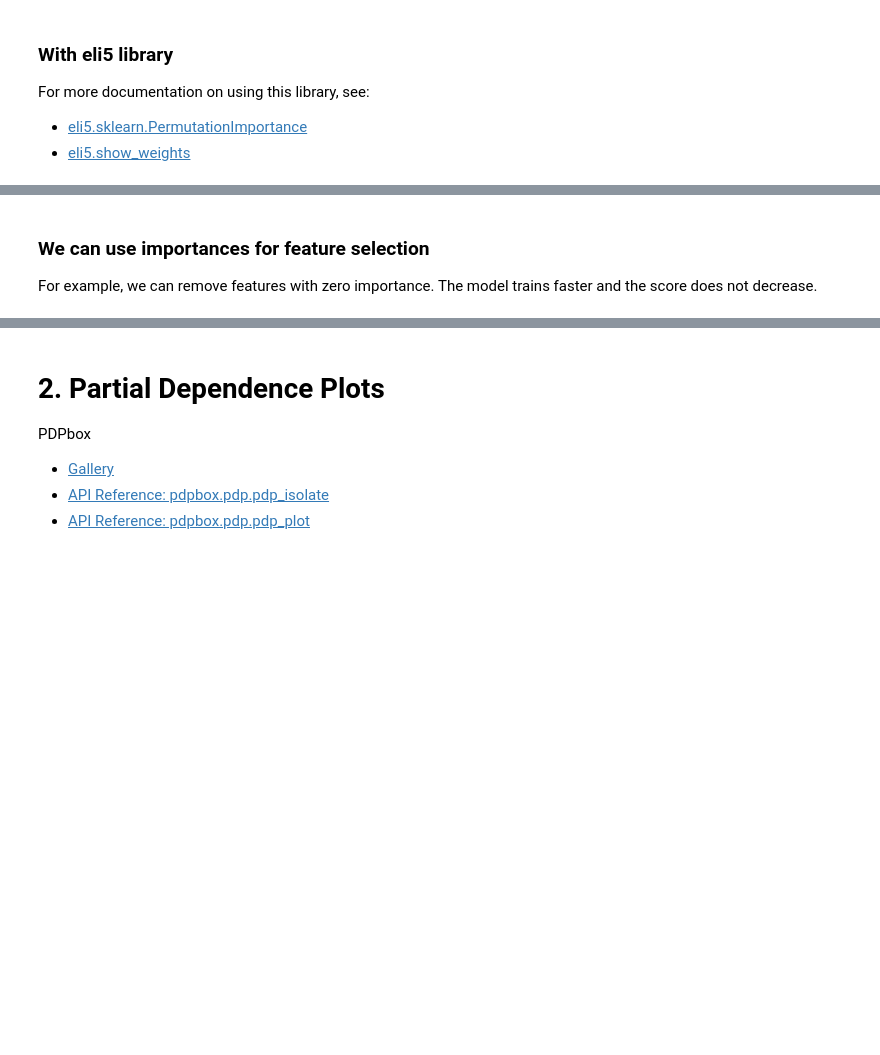
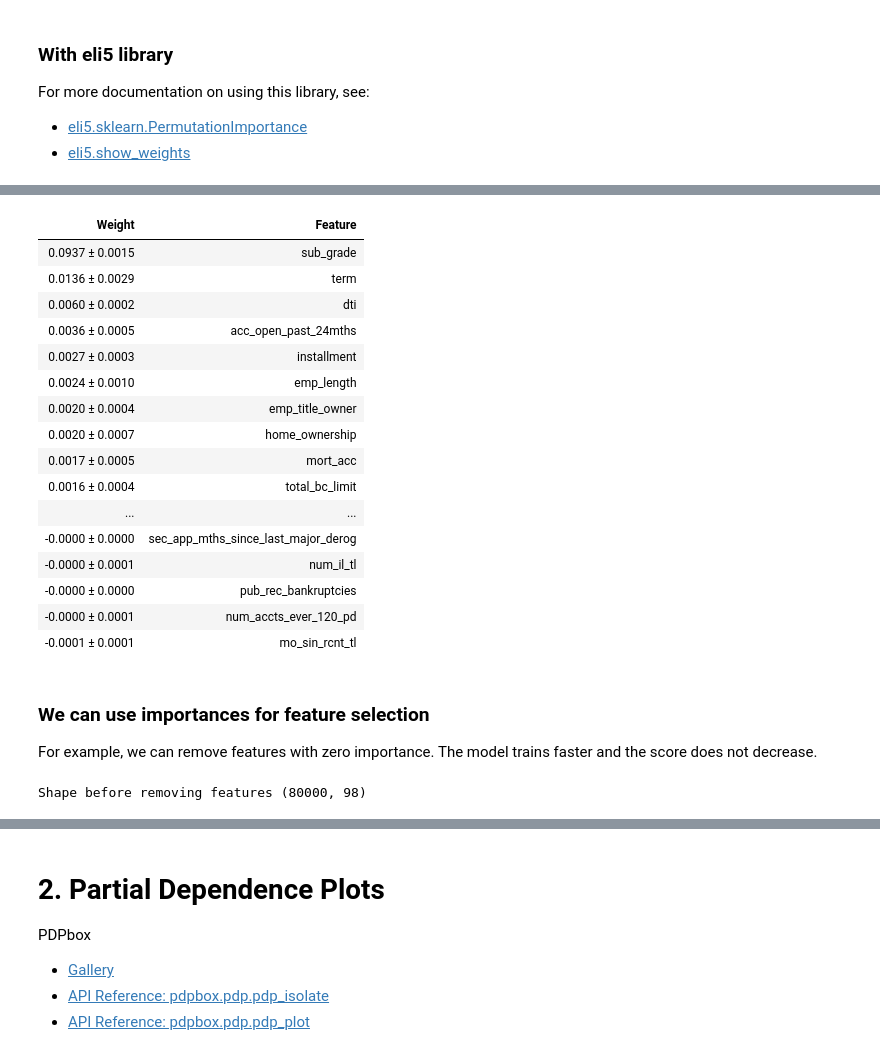
Before and after one commit to LambdaSchool/DS-Unit-2-Sprint-4-Practicing-Understanding, a Jupyter notebook: module3-model-interpretation/LS_DS_243_Model_Interpretation.ipynb, the cells around one changed output, grey strips where cells are left out. Cells and saved outputs as stored; diff of their text form; code cells hidden in the pictures; blank space fills up the shorter version.

```diff
--- a/module3-model-interpretation/LS_DS_243_Model_Interpretation.ipynb
+++ b/module3-model-interpretation/LS_DS_243_Model_Interpretation.ipynb
@@ -345,0 +375,8 @@ For more documentation on using this library, see:
+# %%
+import eli5
+from eli5.sklearn import PermutationImportance
+
+permuter = PermutationImportance(best, scoring = 'roc_auc', cv='prefit',
+                                n_iter=2, random_state=42)
+
+permuter.fit(X_test.values, y_test)
@@ -346,3 +392,24 @@ For more documentation on using this library, see:
+# %%
+feature_names = X_test.columns.tolist()
+eli5.show_weights(permuter, top=None, feature_names = feature_names)
+# %% [output]
+| Weight | Feature |
+| 0.0937 ± 0.0015 | sub_grade |
+| 0.0136 ± 0.0029 | term |
+| 0.0060 ± 0.0002 | dti |
+| 0.0036 ± 0.0005 | acc_open_past_24mths |
+| 0.0027 ± 0.0003 | installment |
+| 0.0024 ± 0.0010 | emp_length |
+| 0.0020 ± 0.0004 | emp_title_owner |
+| 0.0020 ± 0.0007 | home_ownership |
+| 0.0017 ± 0.0005 | mort_acc |
+| 0.0016 ± 0.0004 | total_bc_limit |
+| ... | ... |
+| -0.0000 ± 0.0000 | sec_app_mths_since_last_major_derog |
+| -0.0000 ± 0.0001 | num_il_tl |
+| -0.0000 ± 0.0000 | pub_rec_bankruptcies |
+| -0.0000 ± 0.0001 | num_accts_ever_120_pd |
+| -0.0001 ± 0.0001 | mo_sin_rcnt_tl |
 # %% [markdown]
 ### We can use importances for feature selection
 
@@ -351,0 +417,4 @@ For example, we can remove features with zero importance. The model trains faste
+# %%
+print("Shape before removing features", X_train.shape)
+# %% [output]
+Shape before removing features (80000, 98)
```
Also changed, not shown: parts of 11 cells of this notebook.
